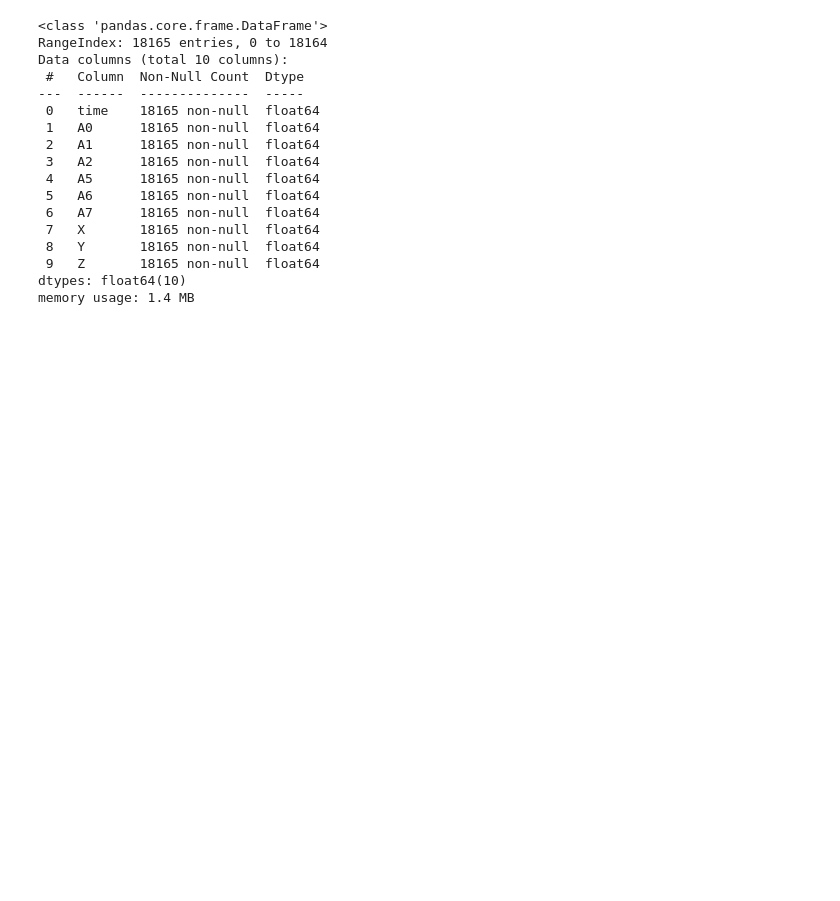
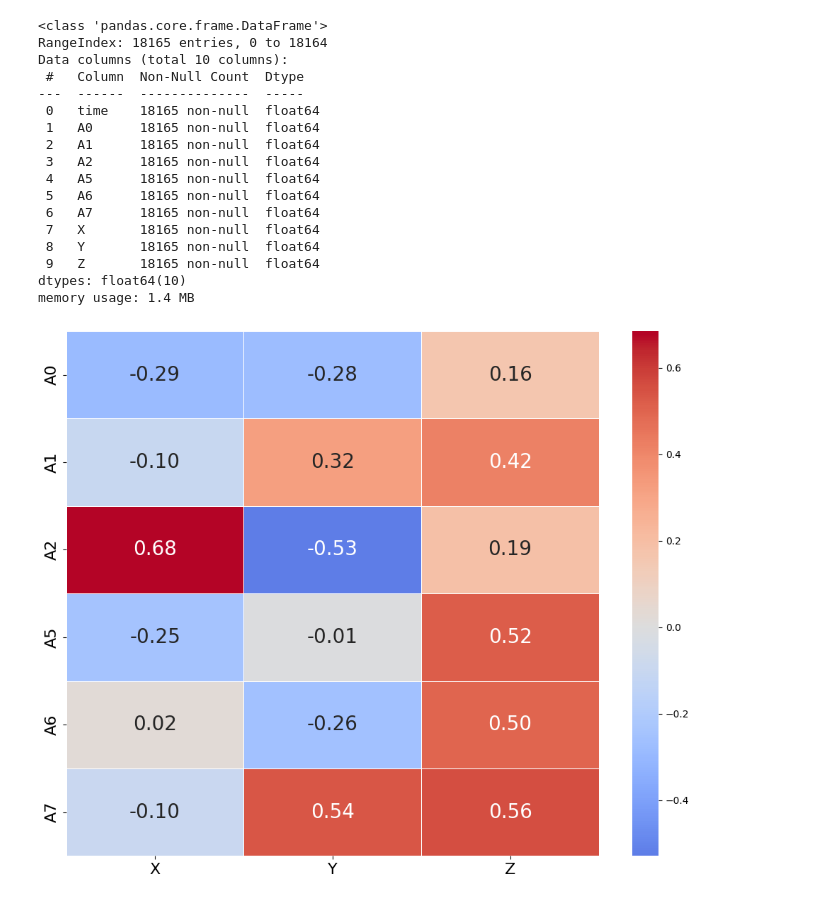
Before and after one commit to Adil7777/TensegrityWithLinearlyActuatedStruts, a Jupyter notebook: data_preprocessing.ipynb, the cells around one changed output. Saved outputs shown, nothing was run; the diff lists cells and outputs as text; code cells hidden in the pictures; blank space fills up the shorter version.

```diff
--- a/data_preprocessing.ipynb
+++ b/data_preprocessing.ipynb
@@ -108,3 +108,26 @@ dtypes: float64(10)
 memory usage: 1.4 MB
 # %%
 combined_data.to_csv('19JuneDataset.csv', index=False)
+# %%
+import seaborn as sns
+import matplotlib.pyplot as plt
+
+
+dataset = pd.read_csv('19JuneDataset.csv')
+corr_matrix = dataset[["A0", "A1", "A2", "A5", "A6", "A7","X", "Y", "Z"]].corr().filter(items=["A0", "A1", "A2", "A5", "A6", "A7"], axis=0).filter(items=["X", "Y", "Z"], axis=1)
+
+# Create heatmap
+plt.figure(figsize=(10, 8))
+sns.heatmap(corr_matrix,
+            annot=True,
+            cmap='coolwarm',
+            center=0,
+            fmt=".2f",
+            linewidths=.5,
+            annot_kws={"size": 20})
+
+plt.xticks(fontsize=16)
+plt.yticks(fontsize=16)
+plt.tight_layout()
+# %% [output]
+[figure, added]
```
Also changed, not shown: 13 other files.
